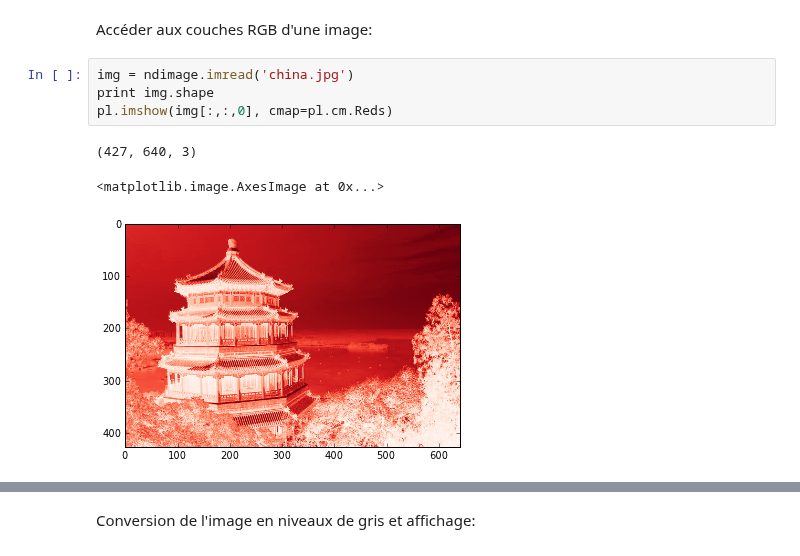
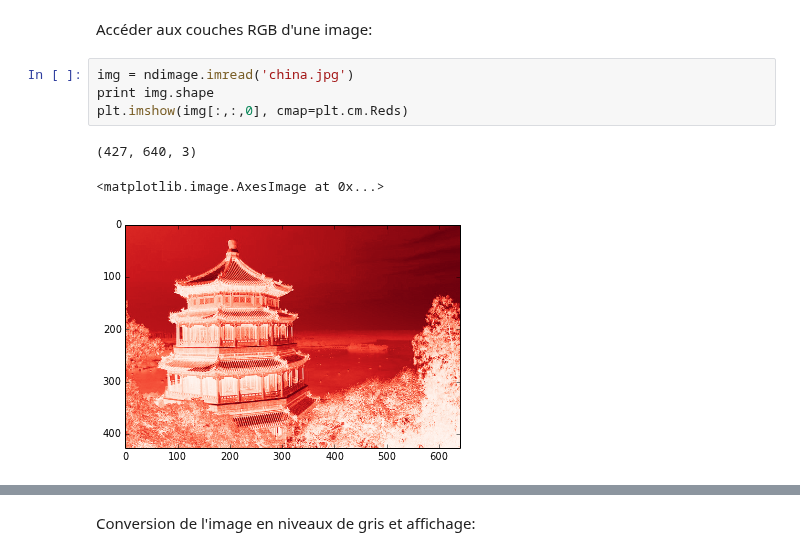
Before and after one commit to agramfort/liesse_telecom_paristech_python, a Jupyter notebook: 3-Scipy.ipynb, the cells around one changed output, grey strips where cells are left out. Cells and saved outputs as stored; diff of their text form.

```diff
--- a/3-Scipy.ipynb
+++ b/3-Scipy.ipynb
@@ -580,9 +532,9 @@ Accéder aux couches RGB d'une image:
 # %%
 img = ndimage.imread('china.jpg')
 print img.shape
-pl.imshow(img[:,:,0], cmap=pl.cm.Reds)
+plt.imshow(img[:,:,0], cmap=plt.cm.Reds)
 # %% [output]
 (427, 640, 3)
 <matplotlib.image.AxesImage at 0x...>
-[figure, old version]
+[figure, new version]
 # %%
```
Also changed, not shown: parts of 42 cells of this notebook, 4 other files.
